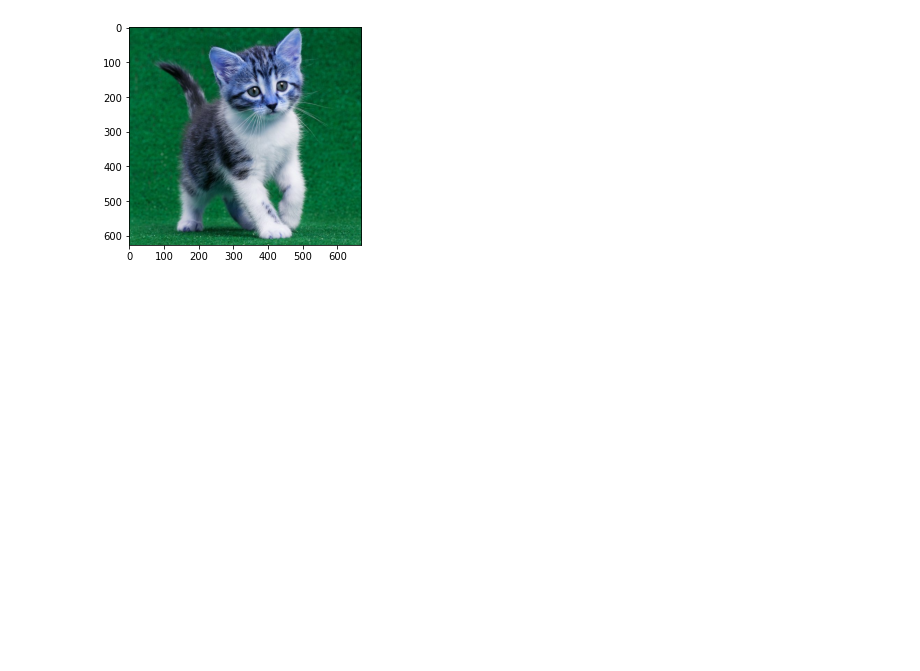
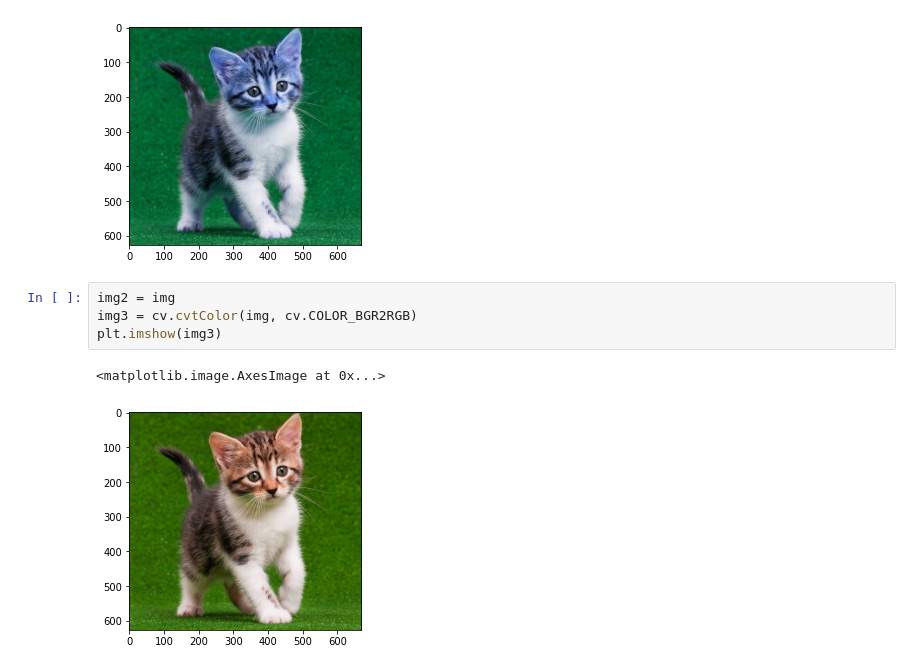
Before and after one commit to dhikaainul/PCVK_Ganjil_2022, a Jupyter notebook: jobsheet2.ipynb, the cells around one changed output. Drawn from its saved outputs; the diff is of its cells as text; blank space fills up the shorter version.

```diff
--- a/jobsheet2.ipynb
+++ b/jobsheet2.ipynb
@@ -17,3 +17,10 @@ plt.imshow(img)
 # %% [output]
 <matplotlib.image.AxesImage at 0x...>
 [figure]
+# %%
+img2 = img
+img3 = cv.cvtColor(img, cv.COLOR_BGR2RGB)
+plt.imshow(img3)
+# %% [output]
+<matplotlib.image.AxesImage at 0x...>
+[figure, added]
```
Also changed, not shown: parts of 15 cells of this notebook.
